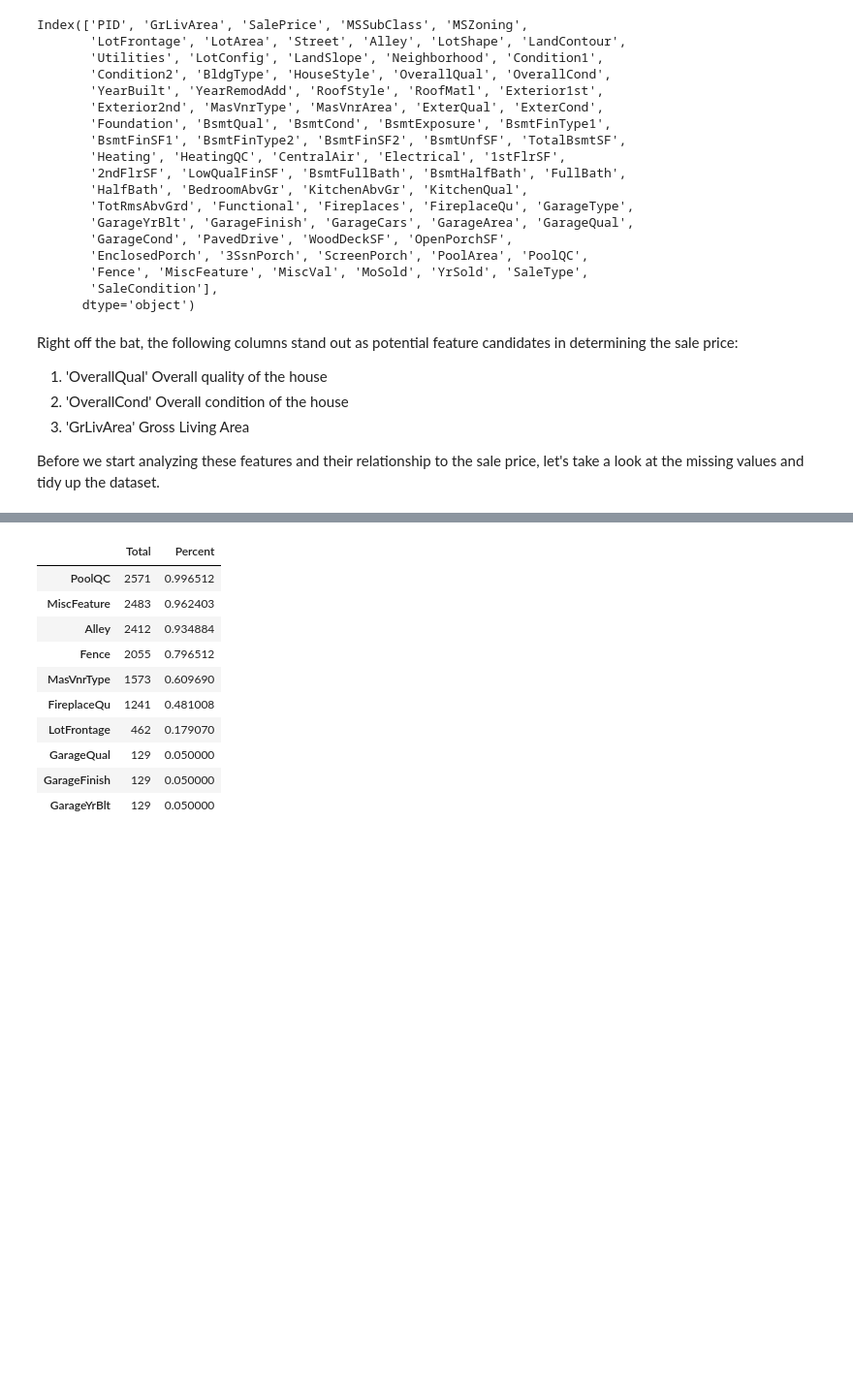
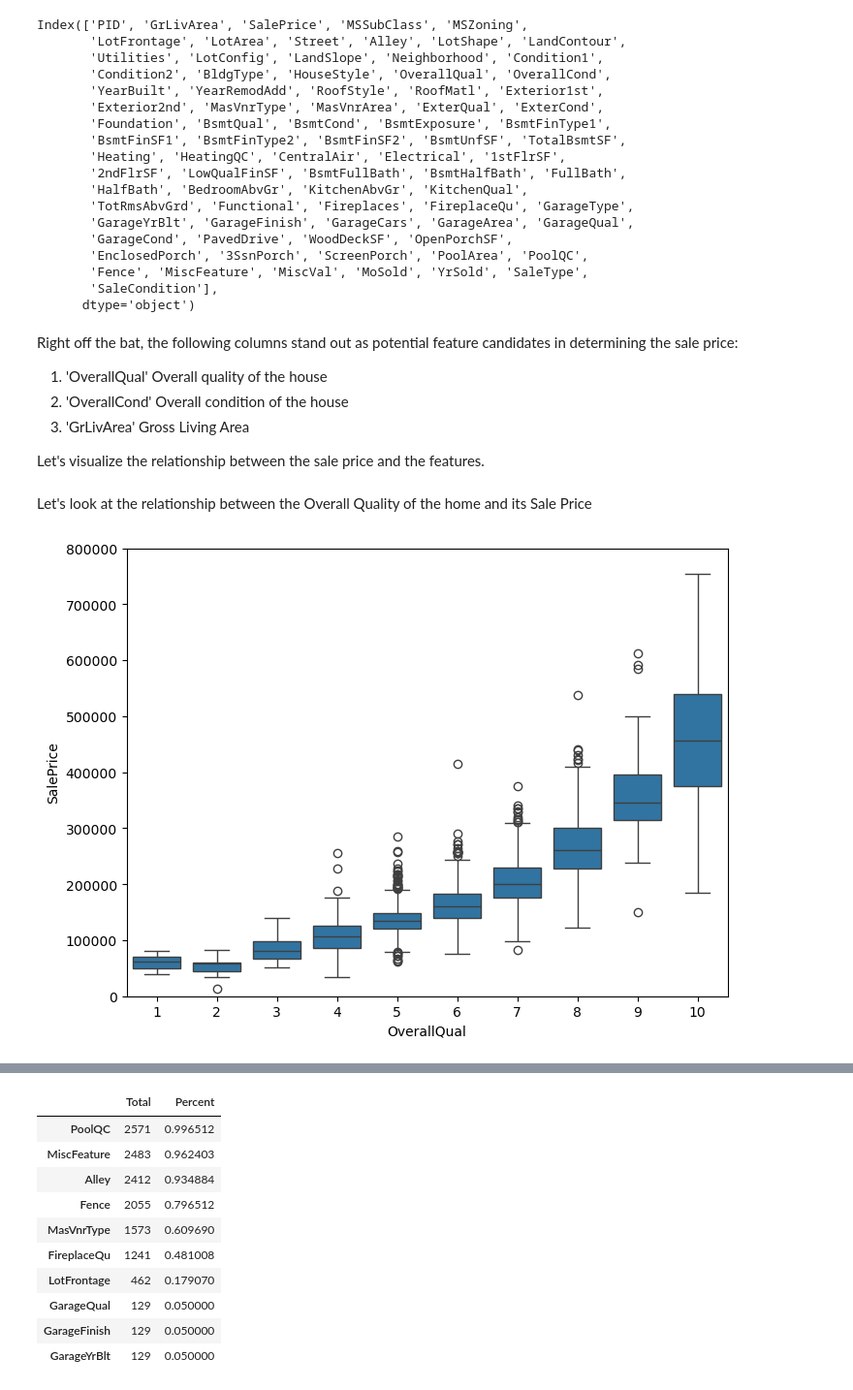
Before and after one commit to haidermumtaz/Machine-Learning-Project, a Jupyter notebook: housing_data_analysis.ipynb, the cells around one changed output, grey strips where cells are left out. Shown at 97% size. Drawn from its saved outputs; the diff is of its cells as text; code cells hidden in the pictures; blank space fills up the shorter version.

```diff
--- a/housing_data_analysis.ipynb
+++ b/housing_data_analysis.ipynb
@@ -46,4 +47,14 @@ Right off the bat, the following columns stand out as potential feature candidat
 2. 'OverallCond' Overall condition of the house
 3. 'GrLivArea' Gross Living Area
 
-Before we start analyzing these features and their relationship to the sale price, let's take a look at the missing values and tidy up the dataset.
+Let's visualize the relationship between the sale price and the features.
+# %% [markdown]
+Let's look at the relationship between the Overall Quality of the home and its Sale Price
+# %%
+#Creating a box plot with OverallQual and Sale Price
+data = pd.concat([housing['SalePrice'], housing['OverallQual']], axis=1)
+f, ax = plt.subplots(figsize=(8, 6))
+fig = sns.boxplot(x=housing['OverallQual'], y="SalePrice", data=data)
+fig.axis(ymin=0, ymax=800000);
+# %% [output]
+[figure, added]
```
Also changed, not shown: parts of 9 cells of this notebook.
